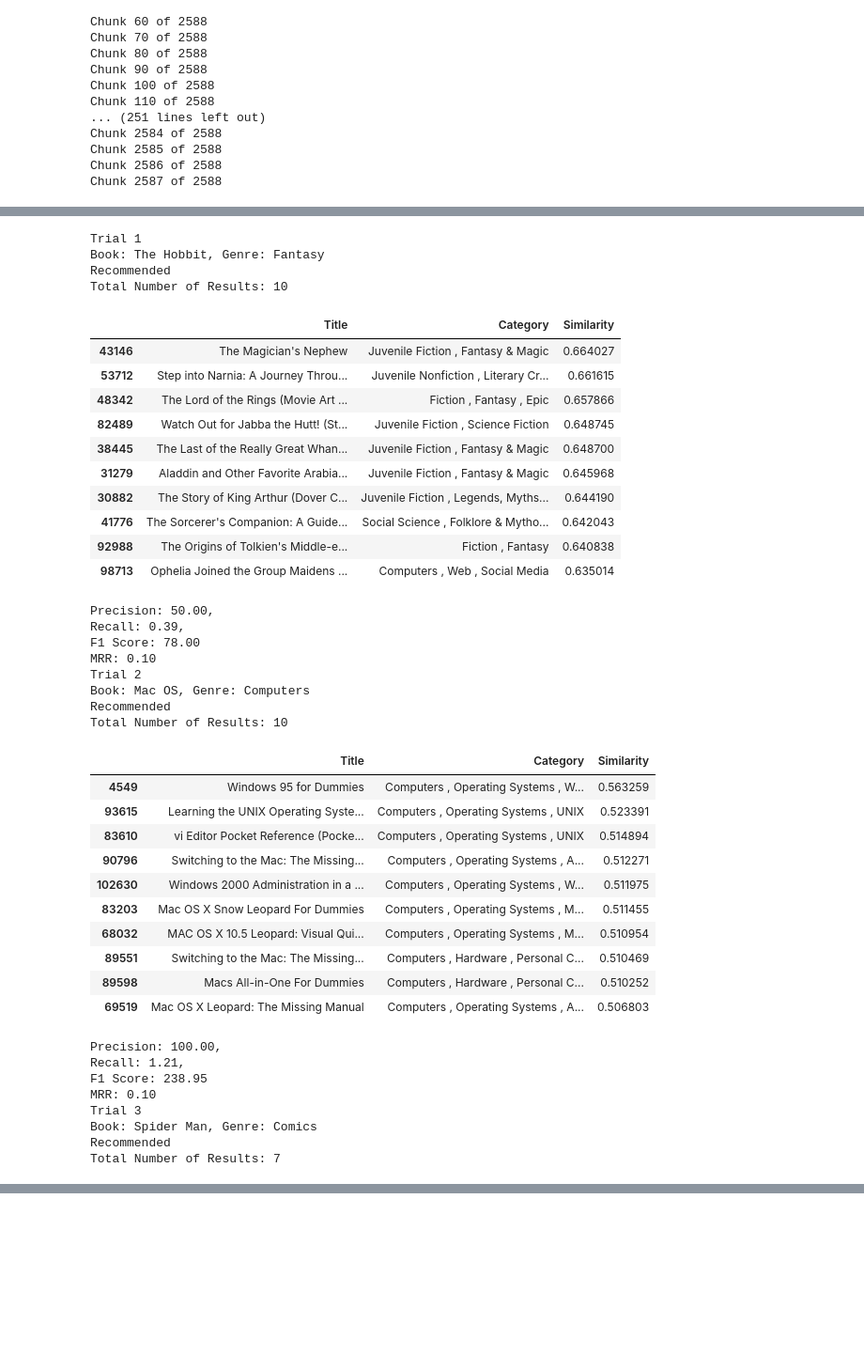
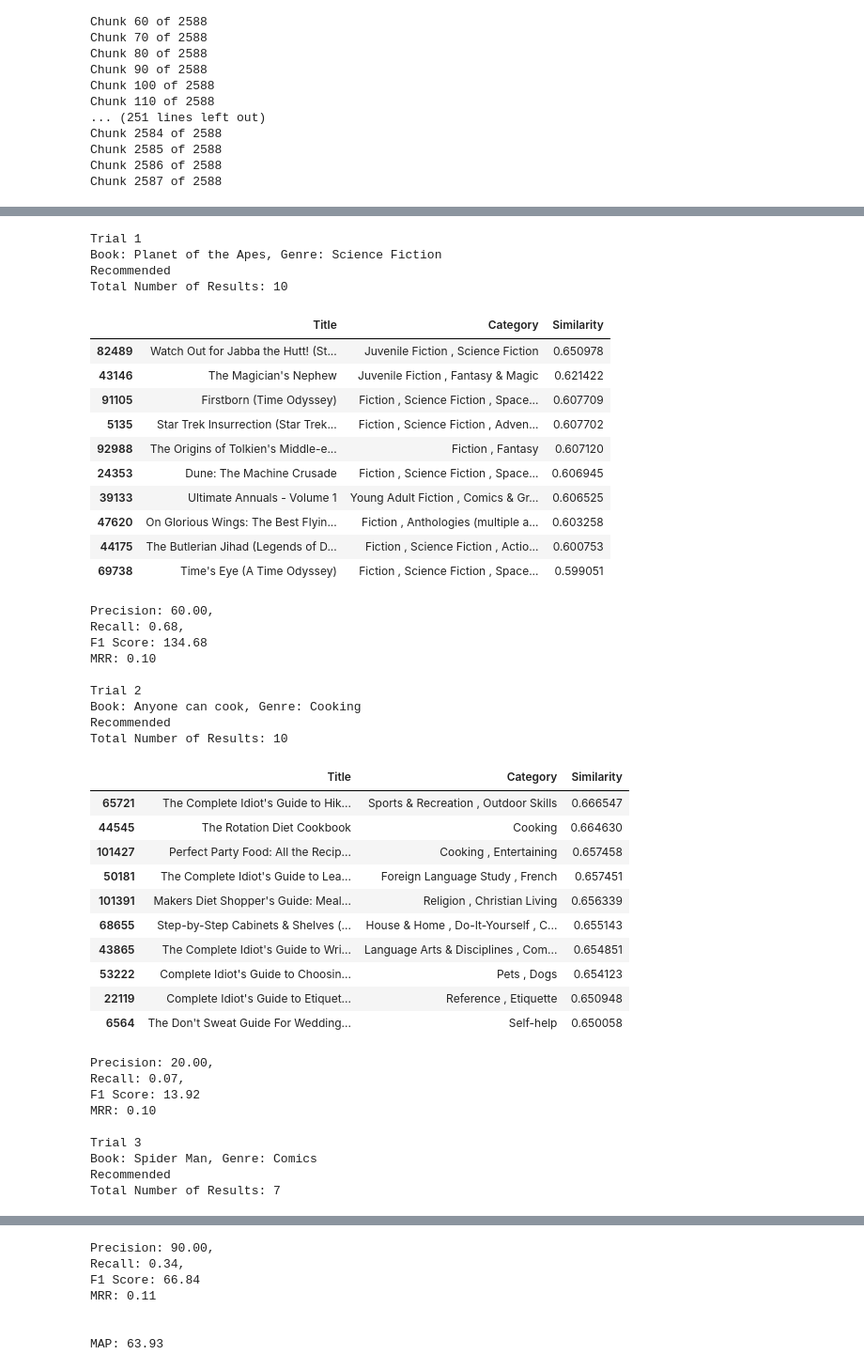
Before and after one commit to rainyday21/Book-Recommender-System-CS-5660-Final, a Jupyter notebook: CS5660_final_copy.ipynb, the cells around one changed output, grey strips where cells are left out. Shown: that part at 94% size. Drawn from its saved outputs; the diff is of its cells as text; code cells hidden in the pictures; blank space fills up the shorter version.

```diff
--- a/CS5660_final_copy.ipynb
+++ b/CS5660_final_copy.ipynb
@@ -44,7 +49,7 @@ export KAGGLE_KEY=395c5483c47968f4a9e8ea5ac326f64f
 From Kaggle, we were able to use a Book Dataset with over 100,000 observations. It includes multiple features such as authors, genres, titles, & date of publication.
 # %%
 # Extracting the info from the CSV fiel
-gb_md = pd.read_csv('BooksDataset.csv')
+gb_md = pd.read_csv('/content/BooksDataset.csv')
 # %%
 # Here we are printing the original data from the csv
 gb_md
@@ -313,59 +318,61 @@ def llm_routine():
 # %%
 def test_routine():
     p_sum = []
 
-    for i in range(3):
+    for i in range(4):
         print(f'Trial {i+1}')
         values = llm_routine()
         print(f'Precision: {values[0]:.2f}, '
           f'\nRecall: {values[1]:.2f}, '
           f'\nF1 Score: {values[2]:.2f}'
           f'\nMRR: {values[3]:.2f}')
         p_sum.append(values[0])
         print()
 
     print(f'\nMAP: {(sum(p_sum) / len(p_sum)):.2f}')
 
-#test_routine()
+test_routine()
 # %% [output]
 Trial 1
-Book: The Hobbit, Genre: Fantasy
+Book: Planet of the Apes, Genre: Science Fiction
 Recommended
 Total Number of Results: 10
 |  | Title | Category | Similarity |
-| 43146 | The Magician's Nephew | Juvenile Fiction , Fantasy & Magic | 0.664027 |
-| 53712 | Step into Narnia: A Journey Throu... | Juvenile Nonfiction , Literary Cr... | 0.661615 |
-| 48342 | The Lord of the Rings (Movie Art ... | Fiction , Fantasy , Epic | 0.657866 |
-| 82489 | Watch Out for Jabba the Hutt! (St... | Juvenile Fiction , Science Fiction | 0.648745 |
-| 38445 | The Last of the Really Great Whan... | Juvenile Fiction , Fantasy & Magic | 0.648700 |
-| 31279 | Aladdin and Other Favorite Arabia... | Juvenile Fiction , Fantasy & Magic | 0.645968 |
-| 30882 | The Story of King Arthur (Dover C... | Juvenile Fiction , Legends, Myths... | 0.644190 |
-| 41776 | The Sorcerer's Companion: A Guide... | Social Science , Folklore & Mytho... | 0.642043 |
-| 92988 | The Origins of Tolkien's Middle-e... | Fiction , Fantasy | 0.640838 |
-| 98713 | Ophelia Joined the Group Maidens ... | Computers , Web , Social Media | 0.635014 |
+| 82489 | Watch Out for Jabba the Hutt! (St... | Juvenile Fiction , Science Fiction | 0.650978 |
+| 43146 | The Magician's Nephew | Juvenile Fiction , Fantasy & Magic | 0.621422 |
+| 91105 | Firstborn (Time Odyssey) | Fiction , Science Fiction , Space... | 0.607709 |
+| 5135 | Star Trek Insurrection (Star Trek... | Fiction , Science Fiction , Adven... | 0.607702 |
+| 92988 | The Origins of Tolkien's Middle-e... | Fiction , Fantasy | 0.607120 |
+| 24353 | Dune: The Machine Crusade | Fiction , Science Fiction , Space... | 0.606945 |
+| 39133 | Ultimate Annuals - Volume 1 | Young Adult Fiction , Comics & Gr... | 0.606525 |
+| 47620 | On Glorious Wings: The Best Flyin... | Fiction , Anthologies (multiple a... | 0.603258 |
+| 44175 | The Butlerian Jihad (Legends of D... | Fiction , Science Fiction , Actio... | 0.600753 |
+| 69738 | Time's Eye (A Time Odyssey) | Fiction , Science Fiction , Space... | 0.599051 |
-Precision: 50.00,
-Recall: 0.39,
-F1 Score: 78.00
+Precision: 60.00,
+Recall: 0.68,
+F1 Score: 134.68
 MRR: 0.10
+
 Trial 2
-Book: Mac OS, Genre: Computers
+Book: Anyone can cook, Genre: Cooking
 Recommended
 Total Number of Results: 10
 |  | Title | Category | Similarity |
-| 4549 | Windows 95 for Dummies | Computers , Operating Systems , W... | 0.563259 |
-| 93615 | Learning the UNIX Operating Syste... | Computers , Operating Systems , UNIX | 0.523391 |
-| 83610 | vi Editor Pocket Reference (Pocke... | Computers , Operating Systems , UNIX | 0.514894 |
-| 90796 | Switching to the Mac: The Missing... | Computers , Operating Systems , A... | 0.512271 |
-| 102630 | Windows 2000 Administration in a ... | Computers , Operating Systems , W... | 0.511975 |
-| 83203 | Mac OS X Snow Leopard For Dummies | Computers , Operating Systems , M... | 0.511455 |
-| 68032 | MAC OS X 10.5 Leopard: Visual Qui... | Computers , Operating Systems , M... | 0.510954 |
-| 89551 | Switching to the Mac: The Missing... | Computers , Hardware , Personal C... | 0.510469 |
-| 89598 | Macs All-in-One For Dummies | Computers , Hardware , Personal C... | 0.510252 |
-| 69519 | Mac OS X Leopard: The Missing Manual | Computers , Operating Systems , A... | 0.506803 |
+| 65721 | The Complete Idiot's Guide to Hik... | Sports & Recreation , Outdoor Skills | 0.666547 |
+| 44545 | The Rotation Diet Cookbook | Cooking | 0.664630 |
+| 101427 | Perfect Party Food: All the Recip... | Cooking , Entertaining | 0.657458 |
+| 50181 | The Complete Idiot's Guide to Lea... | Foreign Language Study , French | 0.657451 |
+| 101391 | Makers Diet Shopper's Guide: Meal... | Religion , Christian Living | 0.656339 |
+| 68655 | Step-by-Step Cabinets & Shelves (... | House & Home , Do-It-Yourself , C... | 0.655143 |
+| 43865 | The Complete Idiot's Guide to Wri... | Language Arts & Disciplines , Com... | 0.654851 |
+| 53222 | Complete Idiot's Guide to Choosin... | Pets , Dogs | 0.654123 |
+| 22119 | Complete Idiot's Guide to Etiquet... | Reference , Etiquette | 0.650948 |
+| 6564 | The Don't Sweat Guide For Wedding... | Self-help | 0.650058 |
-Precision: 100.00,
-Recall: 1.21,
-F1 Score: 238.95
+Precision: 20.00,
+Recall: 0.07,
+F1 Score: 13.92
 MRR: 0.10
+
 Trial 3
 Book: Spider Man, Genre: Comics
 Recommended
@@ -386,0 +408,7 @@ MAP: 78.57
+Precision: 90.00,
+Recall: 0.34,
+F1 Score: 66.84
+MRR: 0.11
+
+
+MAP: 63.93
```
Also changed, not shown: parts of 6 cells of this notebook.
